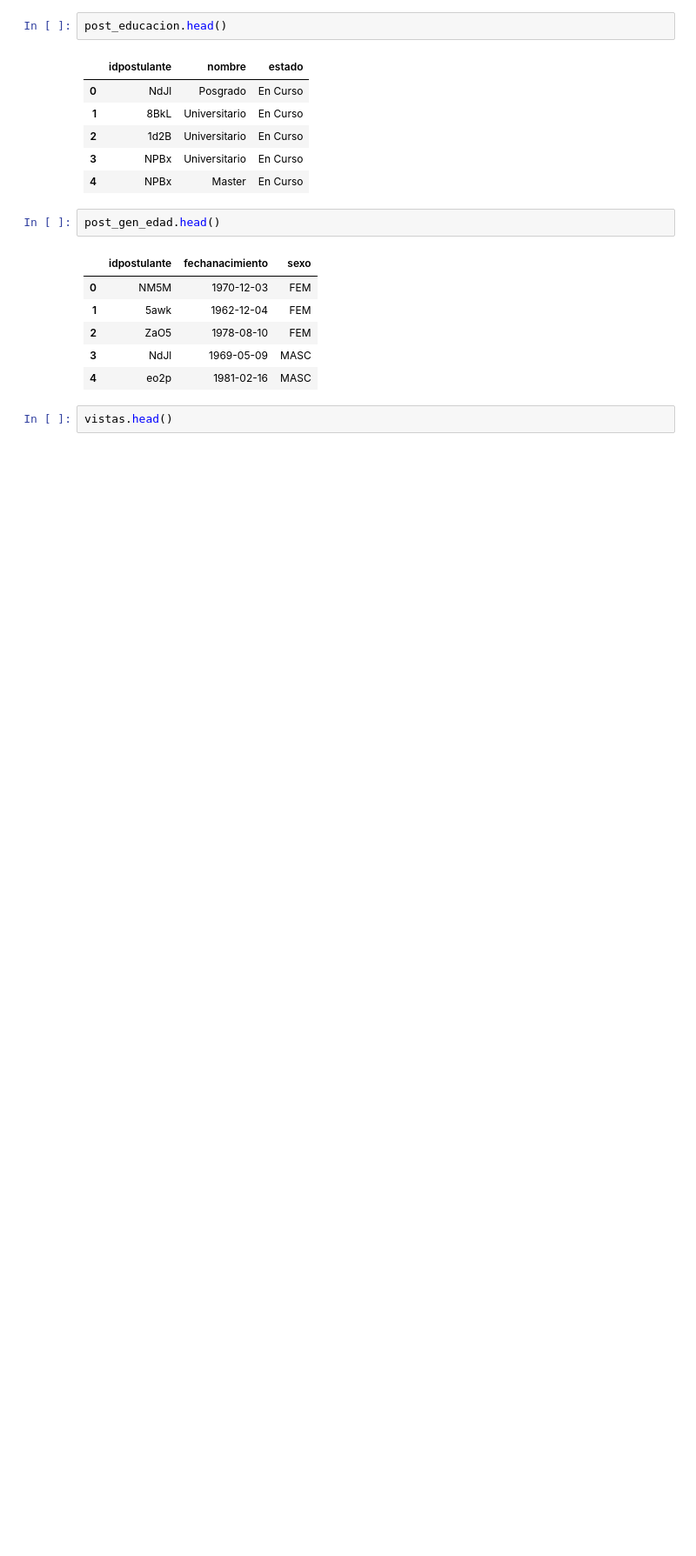
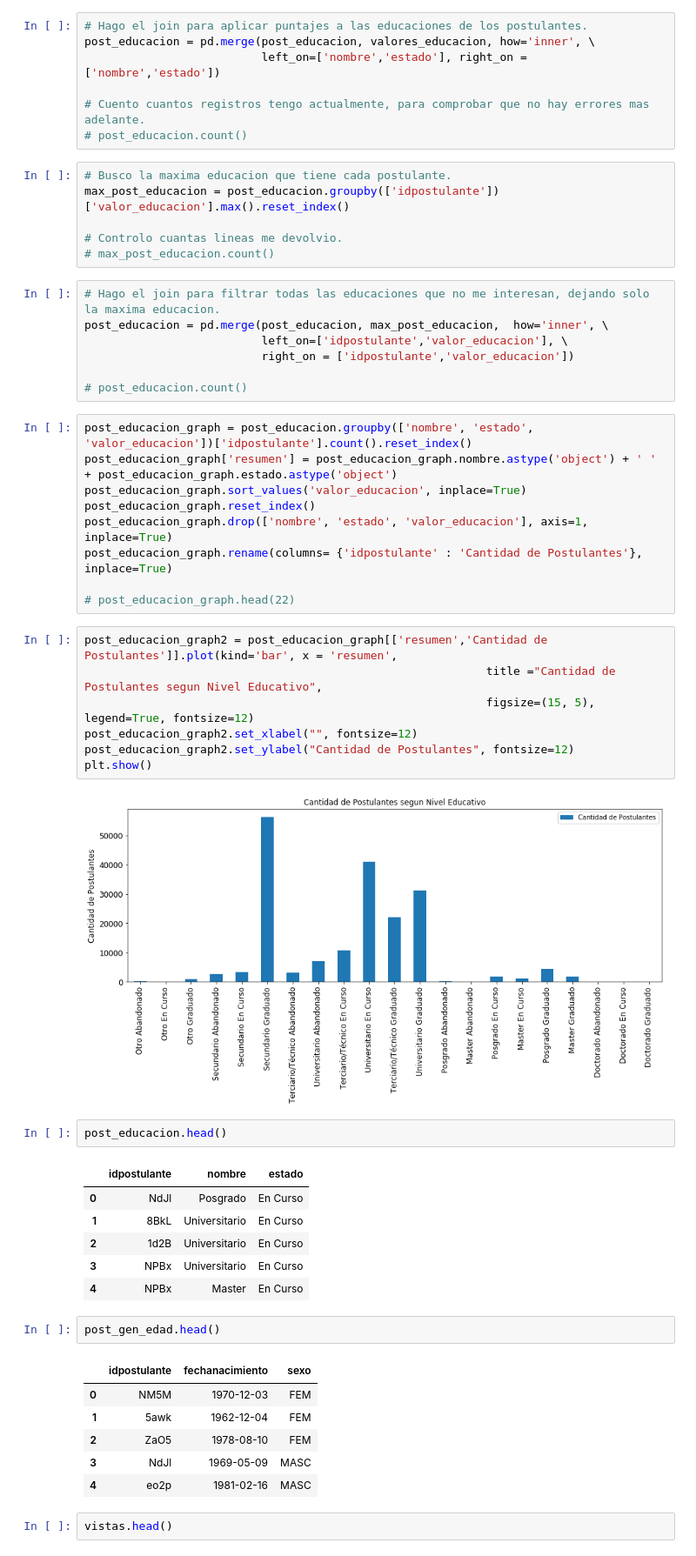
Before and after one commit to PRPablo/dataJobSearches, a Jupyter notebook: exploratoryAnalysis/exploratoryAnalysis.ipynb, the cells around one changed output. Shown: that part at 87% size. Drawn from its saved outputs; the diff is of its cells as text; blank space fills up the shorter version.

```diff
--- a/exploratoryAnalysis/exploratoryAnalysis.ipynb
+++ b/exploratoryAnalysis/exploratoryAnalysis.ipynb
@@ -16,3 +90,41 @@ avisos_detalles = pd.read_csv('../data/fiuba_6_avisos_detalle.csv')
+# %%
+# Hago el join para aplicar puntajes a las educaciones de los postulantes.
+post_educacion = pd.merge(post_educacion, valores_educacion, how='inner', \
+                          left_on=['nombre','estado'], right_on = ['nombre','estado'])
+
+# Cuento cuantos registros tengo actualmente, para comprobar que no hay errores mas adelante.
+# post_educacion.count()
+# %%
+# Busco la maxima educacion que tiene cada postulante.
+max_post_educacion = post_educacion.groupby(['idpostulante'])['valor_educacion'].max().reset_index()
+
+# Controlo cuantas lineas me devolvio.
+# max_post_educacion.count()
+# %%
+# Hago el join para filtrar todas las educaciones que no me interesan, dejando solo la maxima educacion.
+post_educacion = pd.merge(post_educacion, max_post_educacion,  how='inner', \
+                          left_on=['idpostulante','valor_educacion'], \
+                          right_on = ['idpostulante','valor_educacion'])
+
+# post_educacion.count()
+# %%
+post_educacion_graph = post_educacion.groupby(['nombre', 'estado', 'valor_educacion'])['idpostulante'].count().reset_index()
+post_educacion_graph['resumen'] = post_educacion_graph.nombre.astype('object') + ' ' + post_educacion_graph.estado.astype('object')
+post_educacion_graph.sort_values('valor_educacion', inplace=True)
+post_educacion_graph.reset_index()
+post_educacion_graph.drop(['nombre', 'estado', 'valor_educacion'], axis=1, inplace=True)
+post_educacion_graph.rename(columns= {'idpostulante' : 'Cantidad de Postulantes'}, inplace=True)
+
+# post_educacion_graph.head(22)
+# %%
+post_educacion_graph2 = post_educacion_graph[['resumen','Cantidad de Postulantes']].plot(kind='bar', x = 'resumen',
+                                                           title ="Cantidad de Postulantes segun Nivel Educativo",
+                                                           figsize=(15, 5), legend=True, fontsize=12)
+post_educacion_graph2.set_xlabel("", fontsize=12)
+post_educacion_graph2.set_ylabel("Cantidad de Postulantes", fontsize=12)
+plt.show()
+# %% [output]
+[figure, added]
 # %%
 post_educacion.head()
 # %% [output]
```
Also changed, not shown: parts of 16 cells of this notebook.
